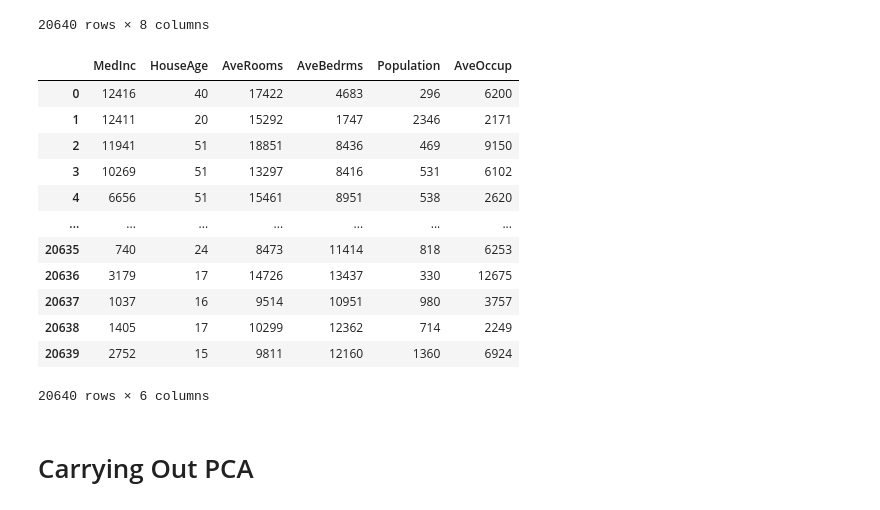
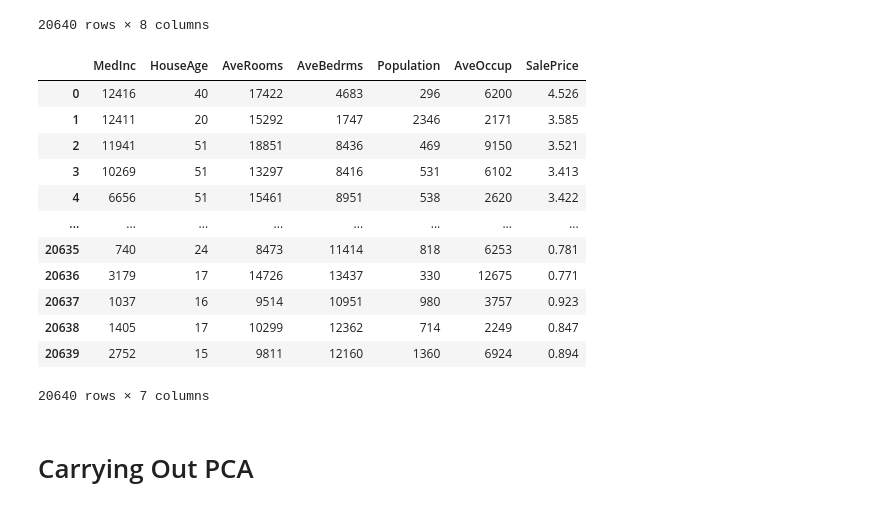
Before and after one commit to Blvisse/Notebook, a Jupyter notebook: CAT1_CaliforniaHousing.ipynb, the cells around one changed output. Cells and saved outputs as stored; diff of their text form; code cells hidden in the pictures.

```diff
--- a/CAT1_CaliforniaHousing.ipynb
+++ b/CAT1_CaliforniaHousing.ipynb
@@ -249,4 +251,3 @@ X
 ## Feature Selection
 # %%
 newdata=pd.DataFrame(califroniaHousing.data,columns=califroniaHousing.feature_names)
-newdata=pd
@@ -311,21 +298,21 @@ categorical_data
 # %%
 categorical_data.drop('Latitude',axis=1,inplace=True)
 categorical_data.drop('Longitude',axis=1,inplace=True)
 newdata=categorical_data.copy()
 newData=pd.concat([newdata,y],axis=1)
-newdata
+newData
 # %% [output]
-|  | MedInc | HouseAge | AveRooms | AveBedrms | Population | AveOccup |
-| 0 | 12416 | 40 | 17422 | 4683 | 296 | 6200 |
-| 1 | 12411 | 20 | 15292 | 1747 | 2346 | 2171 |
-| 2 | 11941 | 51 | 18851 | 8436 | 469 | 9150 |
-| 3 | 10269 | 51 | 13297 | 8416 | 531 | 6102 |
-| 4 | 6656 | 51 | 15461 | 8951 | 538 | 2620 |
-| ... | ... | ... | ... | ... | ... | ... |
-| 20635 | 740 | 24 | 8473 | 11414 | 818 | 6253 |
-| 20636 | 3179 | 17 | 14726 | 13437 | 330 | 12675 |
-| 20637 | 1037 | 16 | 9514 | 10951 | 980 | 3757 |
-| 20638 | 1405 | 17 | 10299 | 12362 | 714 | 2249 |
-| 20639 | 2752 | 15 | 9811 | 12160 | 1360 | 6924 |
+|  | MedInc | HouseAge | AveRooms | AveBedrms | Population | AveOccup | SalePrice |
+| 0 | 12416 | 40 | 17422 | 4683 | 296 | 6200 | 4.526 |
+| 1 | 12411 | 20 | 15292 | 1747 | 2346 | 2171 | 3.585 |
+| 2 | 11941 | 51 | 18851 | 8436 | 469 | 9150 | 3.521 |
+| 3 | 10269 | 51 | 13297 | 8416 | 531 | 6102 | 3.413 |
+| 4 | 6656 | 51 | 15461 | 8951 | 538 | 2620 | 3.422 |
+| ... | ... | ... | ... | ... | ... | ... | ... |
+| 20635 | 740 | 24 | 8473 | 11414 | 818 | 6253 | 0.781 |
+| 20636 | 3179 | 17 | 14726 | 13437 | 330 | 12675 | 0.771 |
+| 20637 | 1037 | 16 | 9514 | 10951 | 980 | 3757 | 0.923 |
+| 20638 | 1405 | 17 | 10299 | 12362 | 714 | 2249 | 0.847 |
+| 20639 | 2752 | 15 | 9811 | 12160 | 1360 | 6924 | 0.894 |
-20640 rows × 6 columns
+20640 rows × 7 columns
 # %%
```
Also changed, not shown: parts of 21 cells of this notebook.
